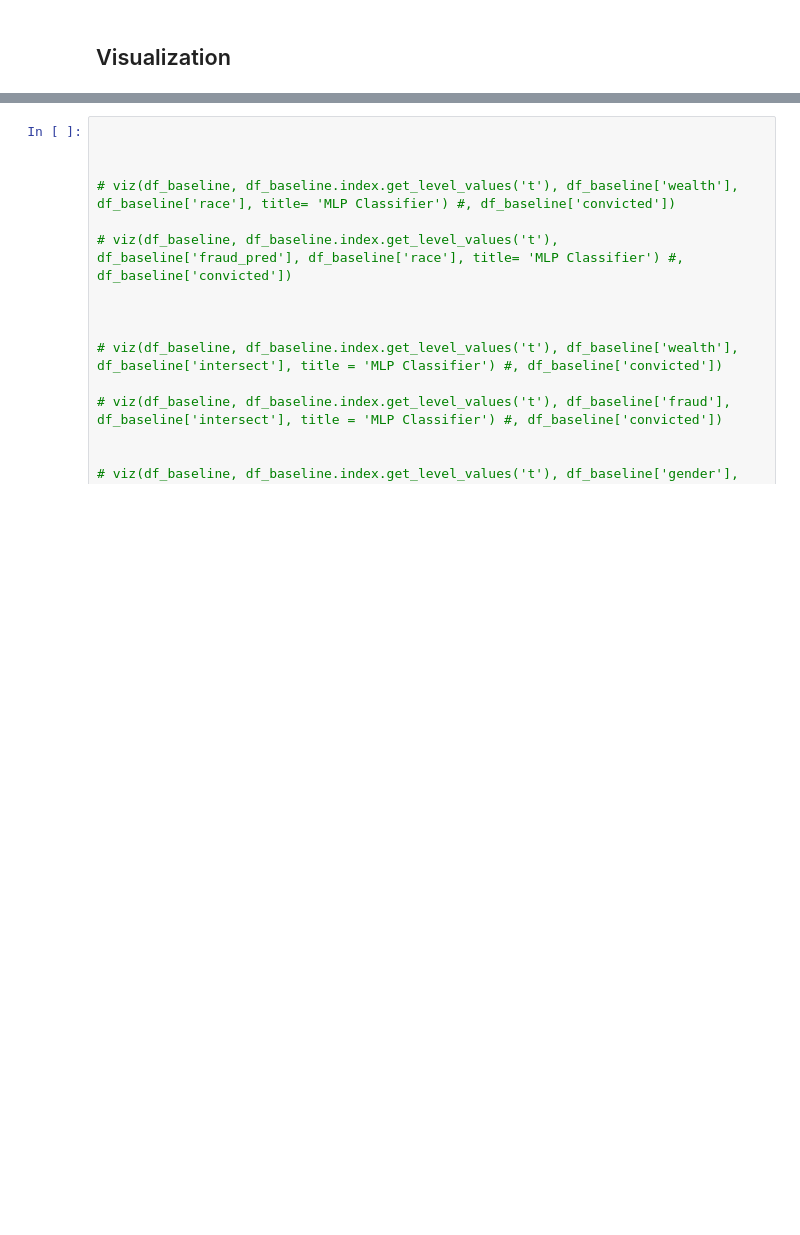
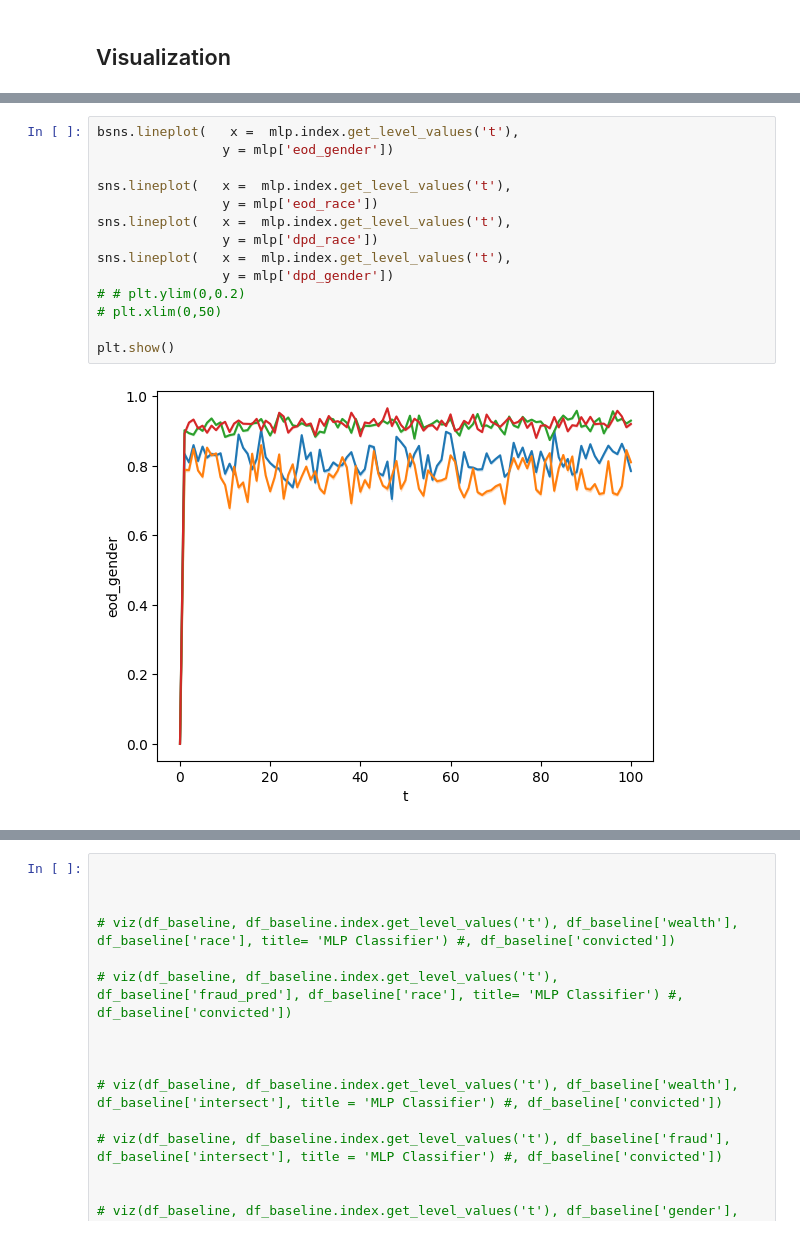
Before and after one commit to Le-Ty/abm_dm_impact, a Jupyter notebook: basic/evals/mlp_vs_clf.ipynb, the cells around one changed output, grey strips where cells are left out. Saved outputs shown, nothing was run; the diff lists cells and outputs as text; blank space fills up the shorter version.

```diff
--- a/basic/evals/mlp_vs_clf.ipynb
+++ b/basic/evals/mlp_vs_clf.ipynb
@@ -238 +260,17 @@ AttributeError: 'numpy.ndarray' object has no attribute 'yaxis'
 [figure]
+# %%
+bsns.lineplot(   x =  mlp.index.get_level_values('t'),
+                y = mlp['eod_gender'])
+
+sns.lineplot(   x =  mlp.index.get_level_values('t'),
+                y = mlp['eod_race'])
+sns.lineplot(   x =  mlp.index.get_level_values('t'),
+                y = mlp['dpd_race'])
+sns.lineplot(   x =  mlp.index.get_level_values('t'),
+                y = mlp['dpd_gender'])
+# # plt.ylim(0,0.2)
+# plt.xlim(0,50)
+
+plt.show()
+# %% [output]
+[figure, added]
```
Also changed, not shown: parts of 11 cells of this notebook, 7 other files.
